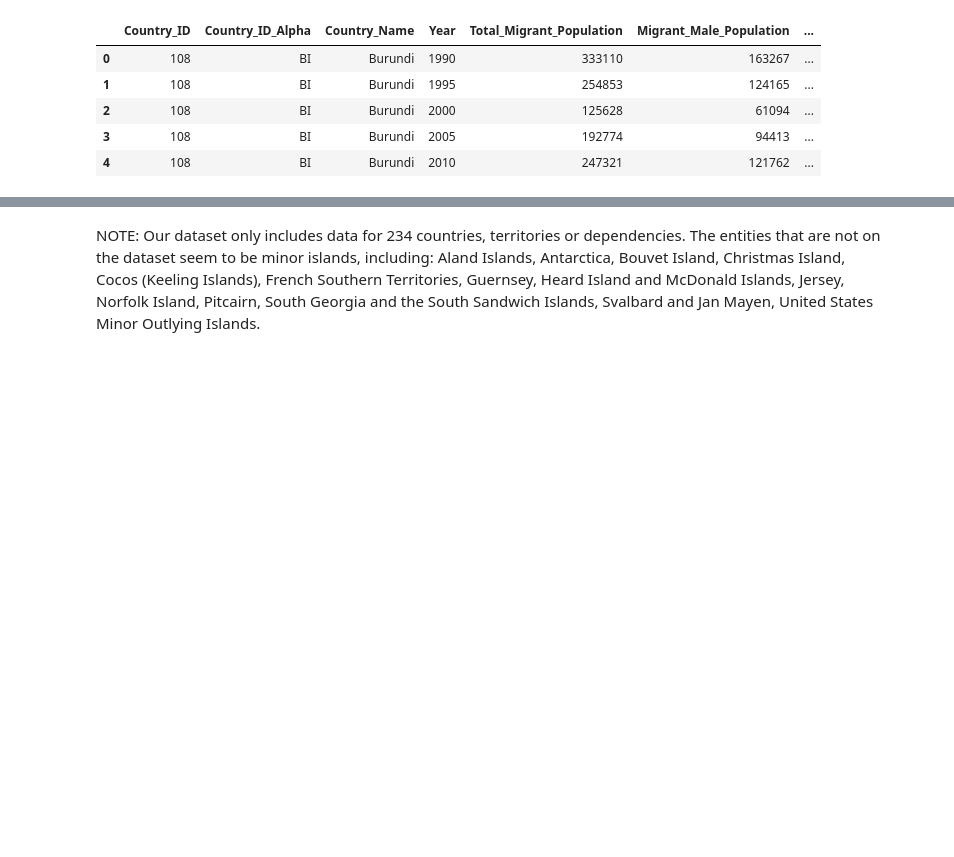
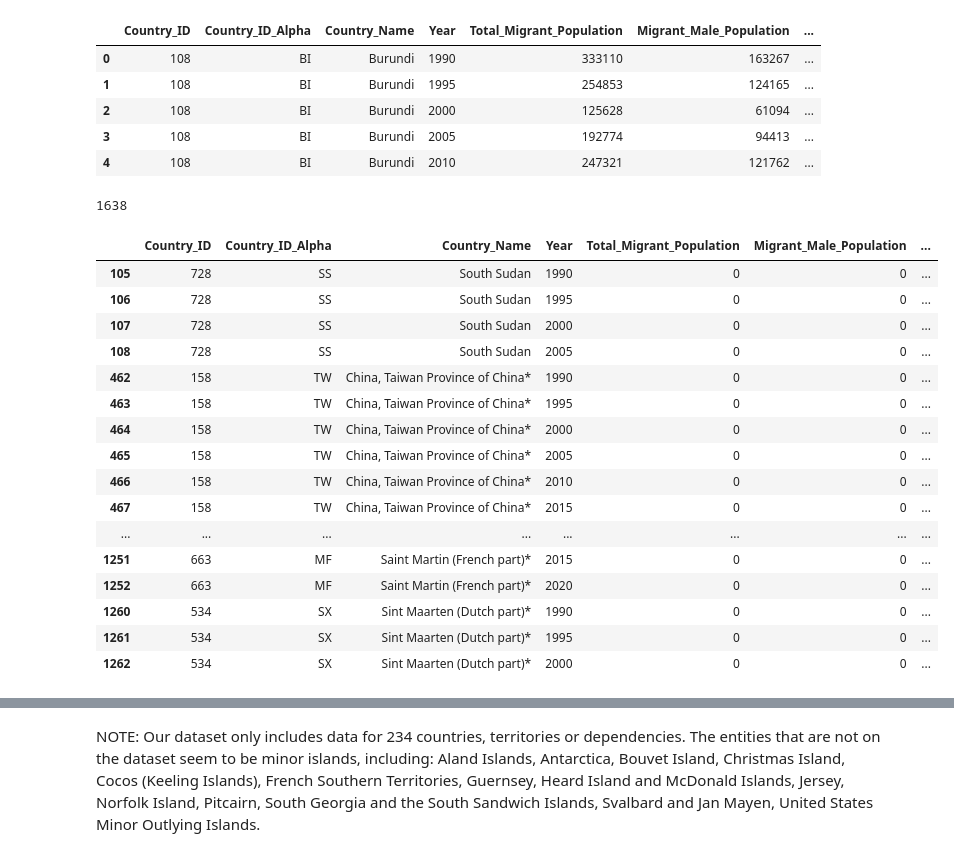
Before and after one commit to pavlarsen/Final_Project, a Jupyter notebook: data_preprocessing_part1.ipynb, the cells around one changed output, grey strips where cells are left out. Cells and saved outputs as stored; diff of their text form; code cells hidden in the pictures; blank space fills up the shorter version.

Commit message:
Preprocessed and clean DataFrame code without NaN values.

```diff
--- a/data_preprocessing_part1.ipynb
+++ b/data_preprocessing_part1.ipynb
@@ -155,3 +155,29 @@ complete_df.head()
 | 2 | 108 | BI | Burundi | 2000 | 125628 | 61094 | ... |
 | 3 | 108 | BI | Burundi | 2005 | 192774 | 94413 | ... |
 | 4 | 108 | BI | Burundi | 2010 | 247321 | 121762 | ... |
+# %%
+# Count rows
+complete_df["Country_ID"].count()
+# %% [output]
+1638
+# %%
+# Check for empty values
+complete_df.loc[complete_df["Migrant_Male_Population"] == 0]
+# %% [output]
+|  | Country_ID | Country_ID_Alpha | Country_Name | Year | Total_Migrant_Population | Migrant_Male_Population | ... |
+| 105 | 728 | SS | South Sudan | 1990 | 0 | 0 | ... |
+| 106 | 728 | SS | South Sudan | 1995 | 0 | 0 | ... |
+| 107 | 728 | SS | South Sudan | 2000 | 0 | 0 | ... |
+| 108 | 728 | SS | South Sudan | 2005 | 0 | 0 | ... |
+| 462 | 158 | TW | China, Taiwan Province of China* | 1990 | 0 | 0 | ... |
+| 463 | 158 | TW | China, Taiwan Province of China* | 1995 | 0 | 0 | ... |
+| 464 | 158 | TW | China, Taiwan Province of China* | 2000 | 0 | 0 | ... |
+| 465 | 158 | TW | China, Taiwan Province of China* | 2005 | 0 | 0 | ... |
+| 466 | 158 | TW | China, Taiwan Province of China* | 2010 | 0 | 0 | ... |
+| 467 | 158 | TW | China, Taiwan Province of China* | 2015 | 0 | 0 | ... |
+| ... | ... | ... | ... | ... | ... | ... | ... |
+| 1251 | 663 | MF | Saint Martin (French part)* | 2015 | 0 | 0 | ... |
+| 1252 | 663 | MF | Saint Martin (French part)* | 2020 | 0 | 0 | ... |
+| 1260 | 534 | SX | Sint Maarten (Dutch part)* | 1990 | 0 | 0 | ... |
+| 1261 | 534 | SX | Sint Maarten (Dutch part)* | 1995 | 0 | 0 | ... |
+| 1262 | 534 | SX | Sint Maarten (Dutch part)* | 2000 | 0 | 0 | ... |
```
Also changed, not shown: parts of 5 cells of this notebook, 1 other file.
